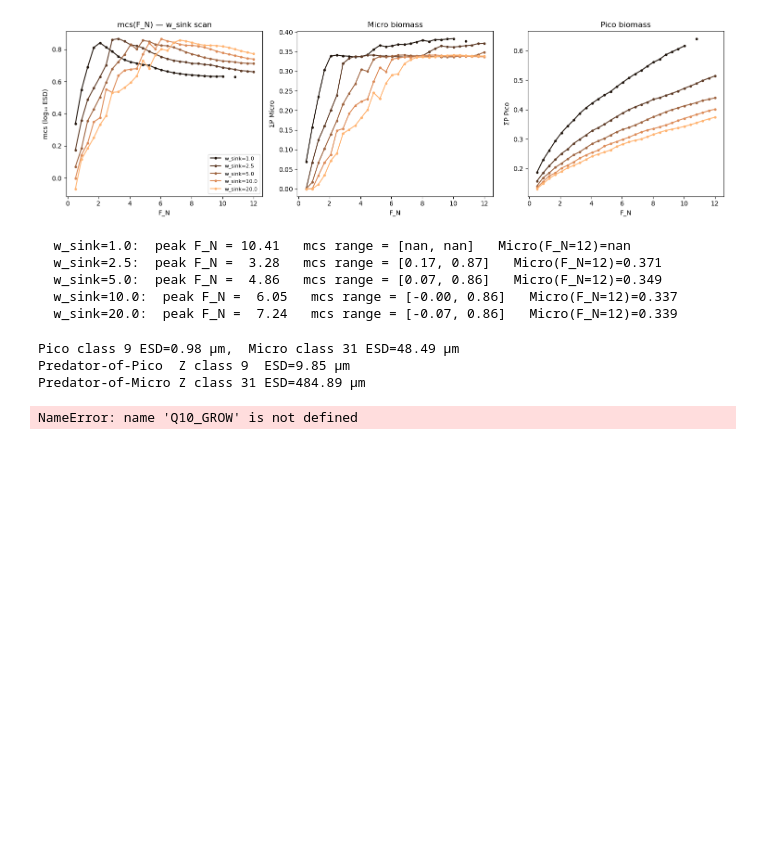
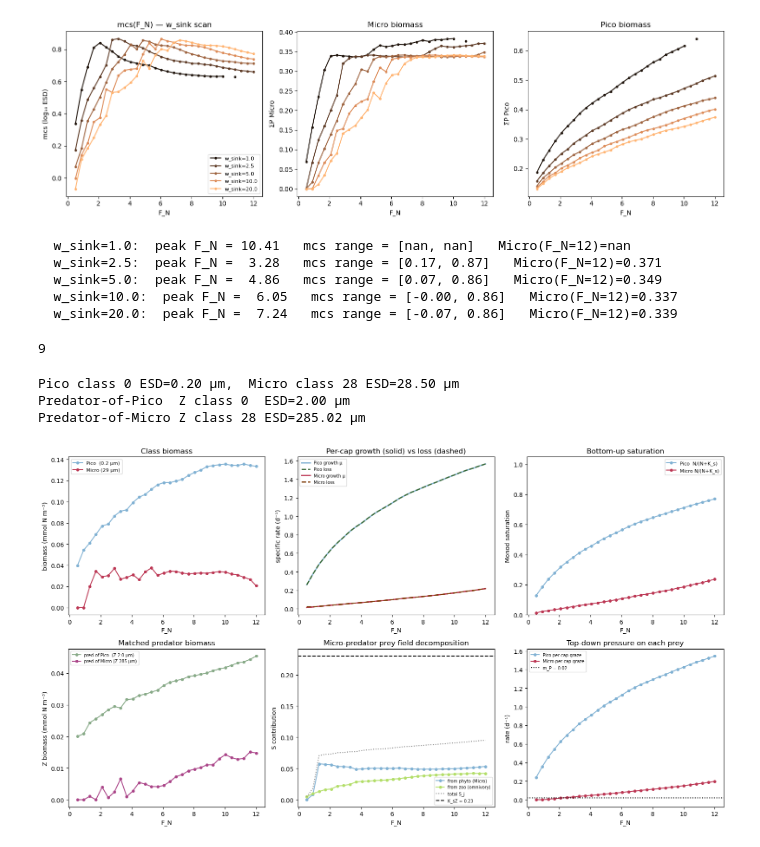
Before and after one commit to ben1post/SSMCariaco, a Jupyter notebook: parameter_scan/r0_testing/HumpDiatnostics-Copy1.ipynb, the cells around one changed output. Cells and saved outputs as stored; diff of their text form; code cells hidden in the pictures; blank space fills up the shorter version.

```diff
--- a/parameter_scan/r0_testing/HumpDiatnostics-Copy1.ipynb
+++ b/parameter_scan/r0_testing/HumpDiatnostics-Copy1.ipynb
@@ -1150,23 +1150,23 @@ Starting 1D parallel scan of 'cariaco_npzd_setups' over 30 points using 8 worker
   w_sink=5.0:  peak F_N =  4.86   mcs range = [0.07, 0.86]   Micro(F_N=12)=0.349
   w_sink=10.0:  peak F_N =  6.05   mcs range = [-0.00, 0.86]   Micro(F_N=12)=0.337
   w_sink=20.0:  peak F_N =  7.24   mcs range = [-0.07, 0.86]   Micro(F_N=12)=0.339
+# %%
+int(np.argmin(np.abs(ns.phyto_esd - 1.0)))
+# %% [output]
+9
 # %%
-# ---- Cell 25 — Pico vs Micro chain-tracing diagnostic --------------------
-# Pick one Pico class and one Micro class. At each F_N, track:
-#   1) per-cap growth μ(s, N) — what's the bottom-up driver?
-#   2) per-cap loss (grazing + mortality) — what's the top-down ceiling?
-#   3) net (should ≈ 0 at SS by construction)
-#   4) Predator biomass at the kernel-matched zoo class for each
-#   5) Prey field S_j of the Micro-predator split phyto vs zoo (omnivory subsidy)
-#   6) Realised N and N/(N+K_s) saturation for each prey
+# ---- Cell 25 (fixed) — Pico vs Micro chain-tracing diagnostic ------------
+# All constants pulled from ns directly so the cell is self-contained
+# within the layered notebook.
 
-idx_pico  = int(np.argmin(np.abs(ns.phyto_esd - 1.0)))     # ≈ 1 µm
-idx_micro = int(np.argmin(np.abs(ns.phyto_esd - 50.0)))    # ≈ 50 µm
+# Replace the first two lines of Cell 25:
+idx_pico  = 0                                                # smallest grid class
+idx_micro = int(np.argmin(np.abs(ns.phyto_esd - 30.0)))      # ≈ 30 µm
 print(f"Pico class {idx_pico} ESD={ns.phyto_esd[idx_pico]:.2f} µm,  "
       f"Micro class {idx_micro} ESD={ns.phyto_esd[idx_micro]:.2f} µm")
 
-j_pred_pico  = int(np.argmax(phiPZ_iso[idx_pico,  :]))
-j_pred_micro = int(np.argmax(phiPZ_iso[idx_micro, :]))
+j_pred_pico  = int(np.argmax(ns.phiPZ_omni[idx_pico,  :]))
+j_pred_micro = int(np.argmax(ns.phiPZ_omni[idx_micro, :]))
 print(f"Predator-of-Pico  Z class {j_pred_pico}  ESD={ns.zoo_esd[j_pred_pico]:.2f} µm")
 print(f"Predator-of-Micro Z class {j_pred_micro} ESD={ns.zoo_esd[j_pred_micro]:.2f} µm")
 
@@ -1174,29 +1174,34 @@ print(f"Predator-of-Micro Z class {j_pred_micro} ESD={ns.zoo_esd[j_pred_micro]:.
 FN = layer2['FN']; P = layer2['P']; Z = layer2['Z']; N = layer2['N']
 n_F = len(FN)
 
+# Constants — pull from setups module
+KsZ = float(ns.K_SZ)
+phiPZ_full = ns.phiPZ_omni
+Imax_arr   = ns.Imax_arr
+m_P_base   = 0.02
+
 # Per-cap growth (specific, intrinsic, T-corrected)
-f_T_g = Q10_GROW ** ((T_box - T_REF) / 10.0)
+f_T_g = ns.Q10_GROW ** ((T_box - ns.T_REF) / 10.0)
 mu_pico  = f_T_g * ns.mu_max_tani[idx_pico]  * N / (N + ns.ks_tani[idx_pico])
 mu_micro = f_T_g * ns.mu_max_tani[idx_micro] * N / (N + ns.ks_tani[idx_micro])
 sat_pico  = N / (N + ns.ks_tani[idx_pico])
 sat_micro = N / (N + ns.ks_tani[idx_micro])
 
-# Per-cap grazing pressure on each prey class (sum across all predators)
-f_T_z = Q10_GRAZE ** ((T_box - T_REF) / 10.0)
+# Per-cap grazing pressure on each prey class (sum over predators)
+f_T_z = ns.Q10_GRAZE ** ((T_box - ns.T_REF) / 10.0)
 B = np.concatenate([P, Z], axis=1)
-S_all = np.einsum('kj,fk->fj', phiPZ_iso, B)                  # (n_F, n_Z)
-g_resp = S_all / (S_all**2 + KsZ_scalar**2)                   # (n_F, n_Z)   note: NOT squared
-# per-cap loss on prey k = f_T · Σ_j  I_max[j] · Z[i,j] · phiPZ[k,j] · S_j / (S_j² + K_sZ²)
+S_all = np.einsum('kj,fk->fj', phiPZ_full, B)
+g_resp = S_all / (S_all**2 + KsZ**2)
 per_cap_graze = f_T_z * np.einsum('j,fj,kj,fj->fk',
-                                  Imax_iso, Z, phiPZ_iso, g_resp)
-loss_pico  = per_cap_graze[:, idx_pico]  + 0.02            # mortality 0.02
-loss_micro = per_cap_graze[:, idx_micro] + 0.02
+                                  Imax_arr, Z, phiPZ_full, g_resp)
+loss_pico  = per_cap_graze[:, idx_pico]  + m_P_base
+loss_micro = per_cap_graze[:, idx_micro] + m_P_base
 
 # Omnivory decomposition for the Micro-predator's prey field
-S_micro_pred_phyto = np.einsum('kj,fk->fj', phiPZ_iso[:n_P, :], P)[:, j_pred_micro]
-S_micro_pred_zoo   = np.einsum('kj,fk->fj', phiPZ_iso[n_P:, :], Z)[:, j_pred_micro]
+S_micro_pred_phyto = np.einsum('kj,fk->fj', phiPZ_full[:n_P, :], P)[:, j_pred_micro]
+S_micro_pred_zoo   = np.einsum('kj,fk->fj', phiPZ_full[n_P:, :], Z)[:, j_pred_micro]
 
-# Plot 2x3
+# 2x3 plot
 fig, axes = plt.subplots(2, 3, figsize=(16, 9))
 
 ax = axes[0, 0]
@@ -1208,49 +1213,48 @@ ax.set_xlabel('F_N'); ax.set_ylabel('biomass (mmol N m⁻³)')
 ax.set_title('Class biomass'); ax.legend(fontsize=8)
 
 ax = axes[0, 1]
-ax.plot(FN, mu_pico,    '-',  color='#80b1d3', label='Pico growth μ',  lw=2)
-ax.plot(FN, loss_pico,  '--', color='#80b1d3', label='Pico loss',      lw=2)
-ax.plot(FN, mu_micro,   '-',  color='#bc3754', label='Micro growth μ', lw=2)
-ax.plot(FN, loss_micro, '--', color='#bc3754', label='Micro loss',     lw=2)
+ax.plot(FN, mu_pico,   '-',  color='#80b1d3', label='Pico growth μ', lw=2)
+ax.plot(FN, loss_pico, '--', color='#356633', label='Pico loss',     lw=2)
+ax.plot(FN, mu_micro,  '-',  color='#bc3754', label='Micro growth μ', lw=2)
+ax.plot(FN, loss_micro,'--', color='#7f3b08', label='Micro loss',     lw=2)
 ax.set_xlabel('F_N'); ax.set_ylabel('specific rate (d⁻¹)')
-ax.set_title('Per-cap growth vs loss'); ax.legend(fontsize=7)
+ax.set_title('Per-cap growth (solid) vs loss (dashed)'); ax.legend(fontsize=7)
 
 ax = axes[0, 2]
 ax.plot(FN, sat_pico,  '-o', color='#80b1d3', label='Pico  N/(N+K_s)',  ms=4)
 ax.plot(FN, sat_micro, '-o', color='#bc3754', label='Micro N/(N+K_s)',  ms=4)
 ax.set_xlabel('F_N'); ax.set_ylabel('Monod saturation')
-ax.set_title('Bottom-up saturation: how nutrient-limited is each class?')
-ax.legend(fontsize=8); ax.set_ylim(0, 1.05)
+ax.set_title('Bottom-up saturation'); ax.legend(fontsize=8); ax.set_ylim(0, 1.05)
 
 ax = axes[1, 0]
 ax.plot(FN, Z[:, j_pred_pico],  '-o', color='#88aa88',
         label=f'pred-of-Pico  (Z {ns.zoo_esd[j_pred_pico]:.1f} µm)', ms=4)
 ax.plot(FN, Z[:, j_pred_micro], '-o', color='#aa4488',
         label=f'pred-of-Micro (Z {ns.zoo_esd[j_pred_micro]:.0f} µm)', ms=4)
 ax.set_xlabel('F_N'); ax.set_ylabel('Z biomass (mmol N m⁻³)')
 ax.set_title('Matched predator biomass'); ax.legend(fontsize=7)
 
 ax = axes[1, 1]
 ax.plot(FN, S_micro_pred_phyto, '-o', color='#80b1d3', label='from phyto (Micro)', ms=4)
 ax.plot(FN, S_micro_pred_zoo,   '-o', color='#b3de69', label='from zoo (omnivory)', ms=4)
 ax.plot(FN, S_micro_pred_phyto + S_micro_pred_zoo, ':', color='gray', label='total S_j')
-ax.axhline(KsZ_scalar, color='k', ls='--', label=f'K_sZ = {KsZ_scalar}')
+ax.axhline(KsZ, color='k', ls='--', label=f'K_sZ = {KsZ}')
 ax.set_xlabel('F_N'); ax.set_ylabel('S contribution')
-ax.set_title(f'Micro-predator prey field decomposition'); ax.legend(fontsize=7)
+ax.set_title('Micro-predator prey field decomposition'); ax.legend(fontsize=7)
 
 ax = axes[1, 2]
 ax.plot(FN, per_cap_graze[:, idx_pico],  '-o', color='#80b1d3', label='Pico per-cap graze',  ms=4)
 ax.plot(FN, per_cap_graze[:, idx_micro], '-o', color='#bc3754', label='Micro per-cap graze', ms=4)
-ax.axhline(0.02, color='k', ls=':', label='m_P = 0.02')
+ax.axhline(m_P_base, color='k', ls=':', label=f'm_P = {m_P_base}')
 ax.set_xlabel('F_N'); ax.set_ylabel('rate (d⁻¹)')
 ax.set_title('Top-down pressure on each prey'); ax.legend(fontsize=7)
 
 plt.tight_layout(); plt.show()
 # %% [output]
-Pico class 9 ESD=0.98 µm,  Micro class 31 ESD=48.49 µm
-Predator-of-Pico  Z class 9  ESD=9.85 µm
-Predator-of-Micro Z class 31 ESD=484.89 µm
+Pico class 0 ESD=0.20 µm,  Micro class 28 ESD=28.50 µm
+Predator-of-Pico  Z class 0  ESD=2.00 µm
+Predator-of-Micro Z class 28 ESD=285.02 µm
-NameError: name 'Q10_GROW' is not defined
+[figure, added]
 # %%
 # ---- Cell 26 — per-class quadratic zoo closure scan ----------------------
 # Uses model_npzd_perclassZ (new variant) — replaces bulk m_Z·Z_j·ΣZ with
```
Also changed, not shown: parts of 6 cells of this notebook, 5 other files.
